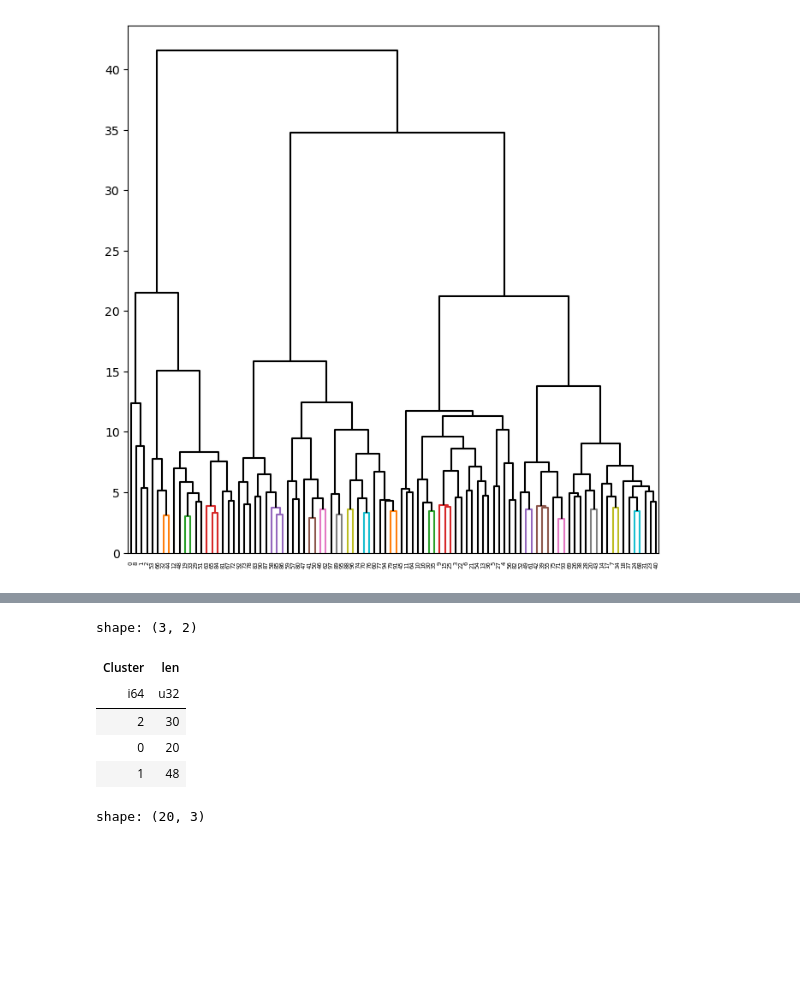
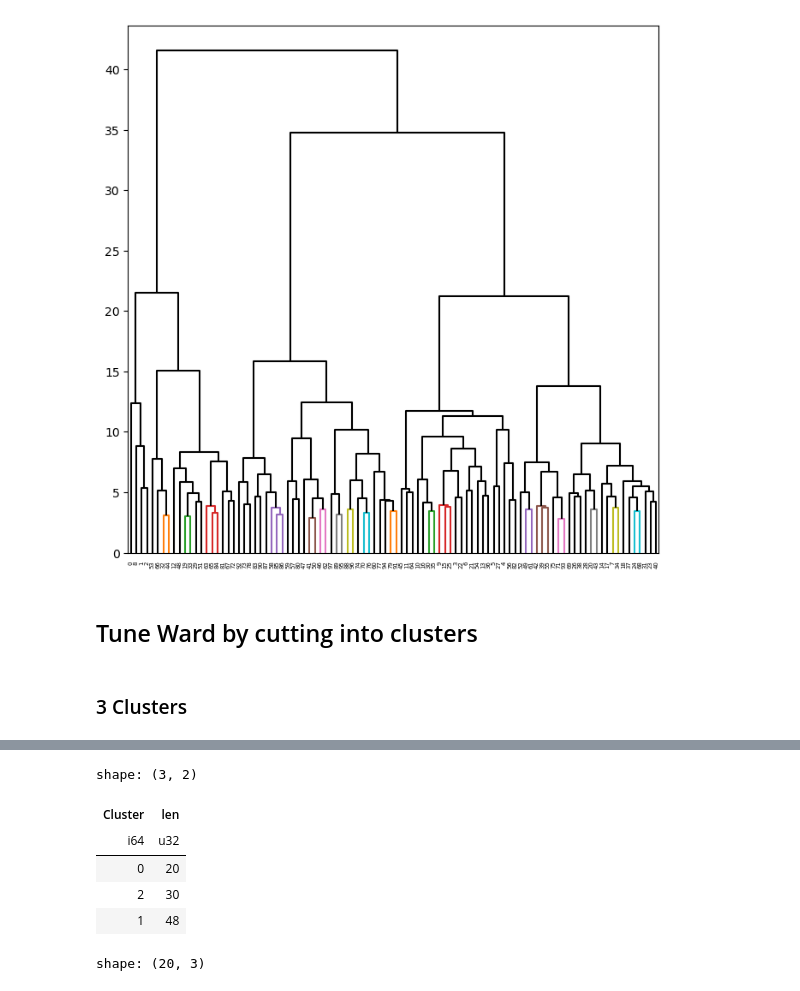
Before and after one commit to dantngn98/hltv_players_unsupervised_learning, a Jupyter notebook: notebooks/Hierarchical_clustering.ipynb, the cells around one changed output, grey strips where cells are left out. Saved outputs shown, nothing was run; the diff lists cells and outputs as text; code cells hidden in the pictures; blank space fills up the shorter version.

```diff
--- a/notebooks/Hierarchical_clustering.ipynb
+++ b/notebooks/Hierarchical_clustering.ipynb
@@ -124,15 +128,19 @@ dendrogram(linkage_ward,
            above_threshold_color='black');
 # %% [output]
 [figure]
+# %% [markdown]
+## Tune Ward by cutting into clusters
+# %% [markdown]
+### 3 Clusters
 # %%
-ward_cut = cut_tree(linkage_ward,
+ward_cut_3 = cut_tree(linkage_ward,
                     n_clusters=3).reshape(-1)
 
-cs_df = cs_df.with_columns(
-    pl.Series("Cluster", ward_cut)
+cs_df_3c = cs_df.with_columns(
+    pl.Series("Cluster", ward_cut_3)
 )
 
-cs_df.head()
+cs_df_3c.head()
 # %% [output]
 shape: (5, 48)
 | player_id | player_name | player_fullname | RATING_3_0 | T_RATING | CT_RATING | ROUND_SWING | DPR | KAST | ... |
@@ -143,12 +151,12 @@ shape: (5, 48)
 | 21667 | "Magnojez" | "Kirill Rodnov" | 1.21 | 1.17 | 1.24 | 1.78 | 0.68 | 74.2 | ... |
 | 16693 | "flameZ" | "Shahar Shushan" | 1.2 | 1.17 | 1.24 | 1.45 | 0.66 | 76.6 | ... |
 # %%
-cs_df.group_by("Cluster").len()
+cs_df_3c.group_by("Cluster").len()
 # %% [output]
 shape: (3, 2)
 | Cluster | len |
 | i64 | u32 |
+| 0 | 20 |
 | 2 | 30 |
-| 0 | 20 |
 | 1 | 48 |
 # %%
```
Also changed, not shown: parts of 14 cells of this notebook.
